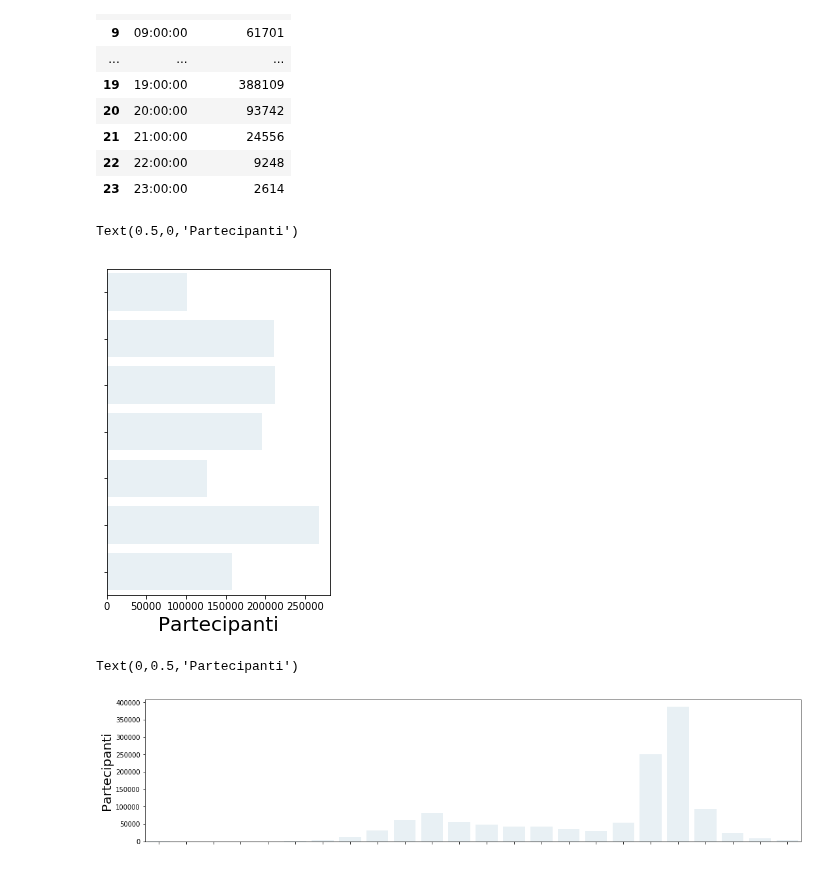
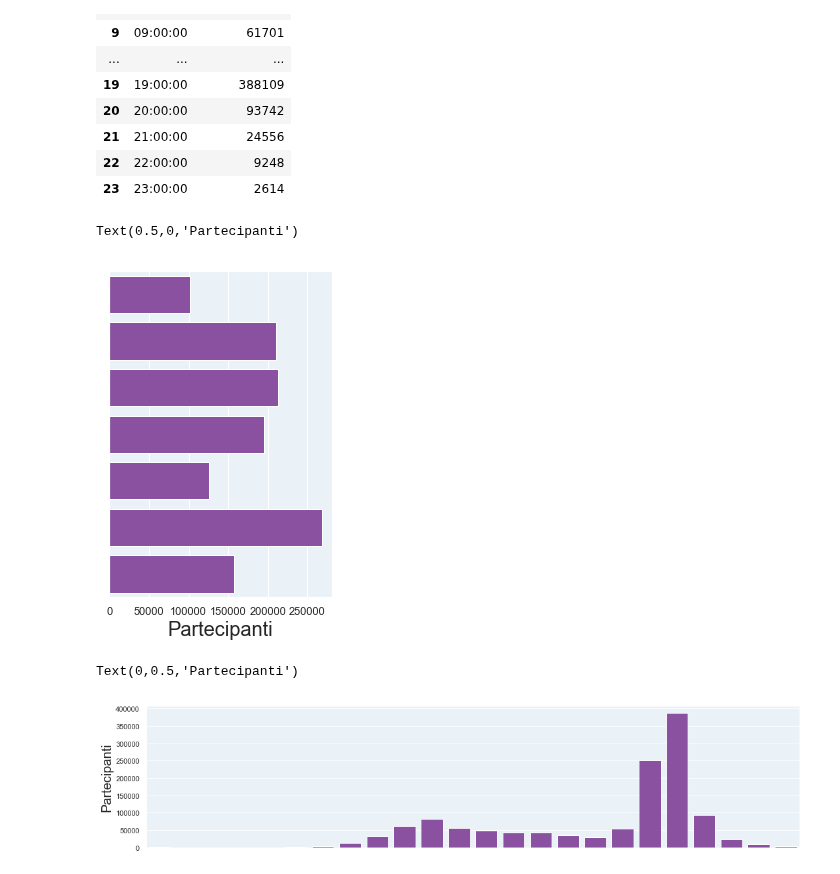
Before and after one commit to maxi93/NeoMeetup, a Jupyter notebook: Visualizations/barplot_for_viz_with_heatmap.ipynb, the cells around one changed output. Saved outputs shown, nothing was run; the diff lists cells and outputs as text; code cells hidden in the pictures.

```diff
--- a/Visualizations/barplot_for_viz_with_heatmap.ipynb
+++ b/Visualizations/barplot_for_viz_with_heatmap.ipynb
@@ -95,21 +95,27 @@ df_time
 | 23 | 23:00:00 | 2614 |
 # %%
 rcParams['figure.figsize'] = 4,6
-ax1 = sns.barplot('partecipanti', 'day', data = df_day, color = '#E6F0F6', order = ['Monday', 'Thursday', 'Wednesday',
+sns.set(rc = {'axes.facecolor' : '#EAF2F8','axes.edgecolor' : 'white',
+              'grid.linewidth': 1, 'grid.color':'white'})
+sns.despine(left = True, bottom = True)
+ax1 = sns.barplot('partecipanti', 'day', data = df_day, color = '#8E44AD', order = ['Monday', 'Thursday', 'Wednesday',
                                                                                'Tuesday', 'Friday', 'Saturday', 'Sunday'])
 ax1.set_ylabel('')
 ax1.set(yticklabels = [])
 ax1.set_xlabel("Partecipanti", fontsize = 20)
 # %% [output]
 Text(0.5,0,'Partecipanti')
-[figure, old version]
+[figure, new version]
 # %%
 rcParams['figure.figsize'] = 18,4
-ax = sns.barplot('dtime', 'partecipanti', data = df_time, color = '#E6F0F6')
+sns.set(rc = {'axes.facecolor' : '#EAF2F8','axes.edgecolor' : 'white',
+              'grid.linewidth': 1, 'grid.color':'white'})
+sns.despine(left = True, bottom = True)
+ax = sns.barplot('dtime', 'partecipanti', data = df_time, color = '#8E44AD')
 ax.set_xlabel('')
 ax.set(xticklabels = [])
 ax.set_ylabel("Partecipanti", fontsize = 20)
 # %% [output]
 Text(0,0.5,'Partecipanti')
-[figure, old version]
+[figure, new version]
 # %%
```
Also changed, not shown: parts of 1 cell of this notebook, 1 other file.
